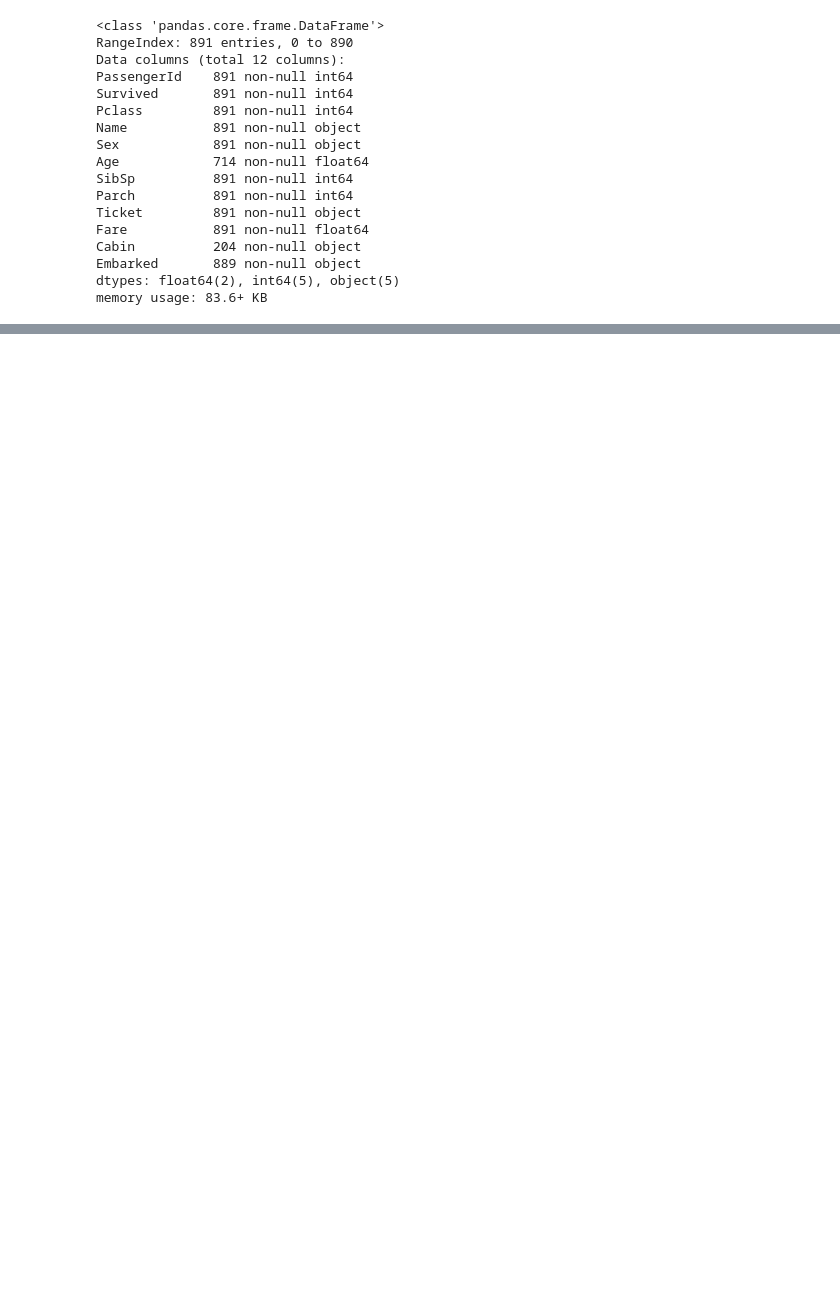
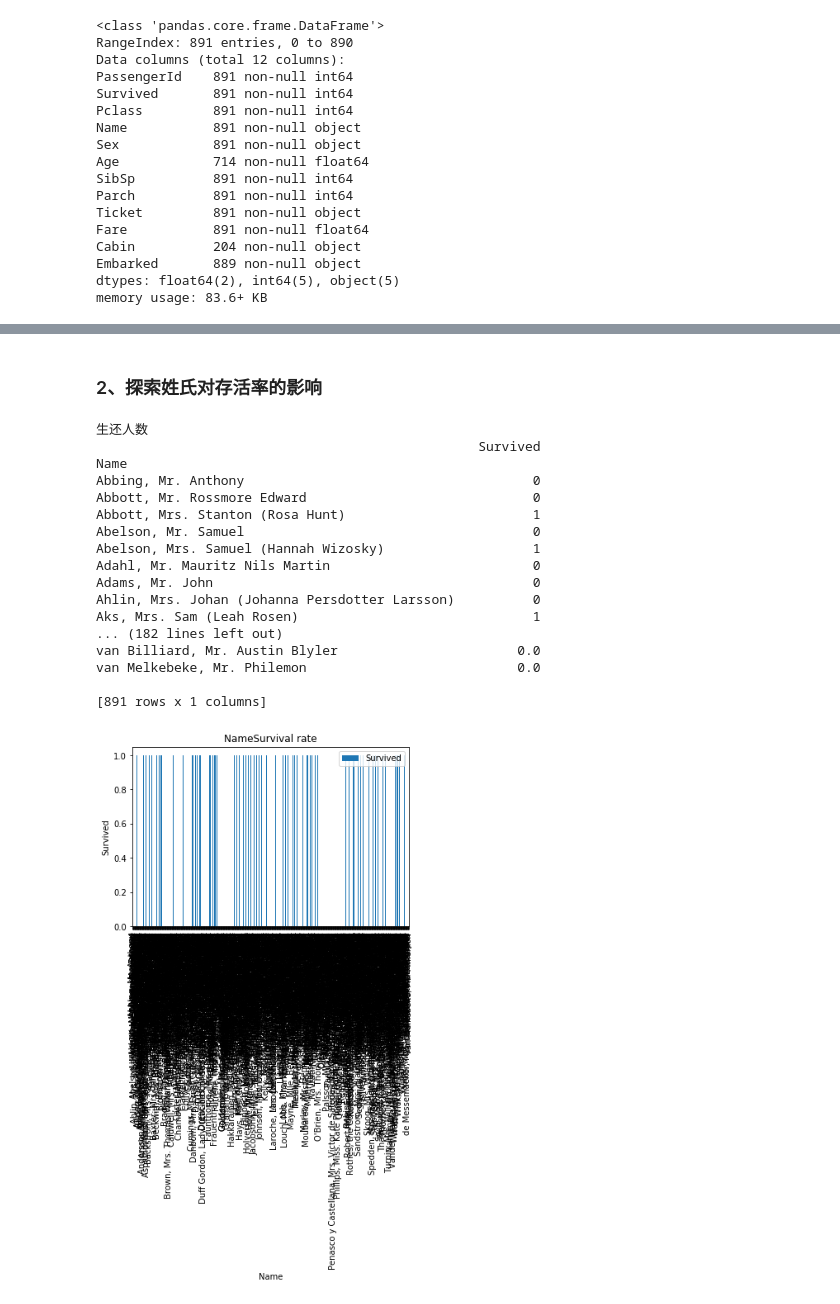
Before and after one commit to rongmax-gufei/udacity-mlnd-data-analysis, a Jupyter notebook: titanic_survival_exploration.ipynb, the cells around one changed output, grey strips where cells are left out. Cells and saved outputs as stored; diff of their text form; code cells hidden in the pictures; blank space fills up the shorter version.

```diff
--- a/titanic_survival_exploration.ipynb
+++ b/titanic_survival_exploration.ipynb
@@ -62,0 +210,23 @@ memory usage: 83.6+ KB
+# %% [markdown]
+### 2、探索姓氏对存活率的影响
+# %%
+influence('Survived', 'Name')
+# %% [output]
+生还人数
+                                                 Survived
+Name
+Abbing, Mr. Anthony                                     0
+Abbott, Mr. Rossmore Edward                             0
+Abbott, Mrs. Stanton (Rosa Hunt)                        1
+Abelson, Mr. Samuel                                     0
+Abelson, Mrs. Samuel (Hannah Wizosky)                   1
+Adahl, Mr. Mauritz Nils Martin                          0
+Adams, Mr. John                                         0
+Ahlin, Mrs. Johan (Johanna Persdotter Larsson)          0
+Aks, Mrs. Sam (Leah Rosen)                              1
+... (182 lines left out)
+van Billiard, Mr. Austin Blyler                       0.0
+van Melkebeke, Mr. Philemon                           0.0
+
+[891 rows x 1 columns]
+[figure, added]
```
Also changed, not shown: parts of 35 cells of this notebook.
